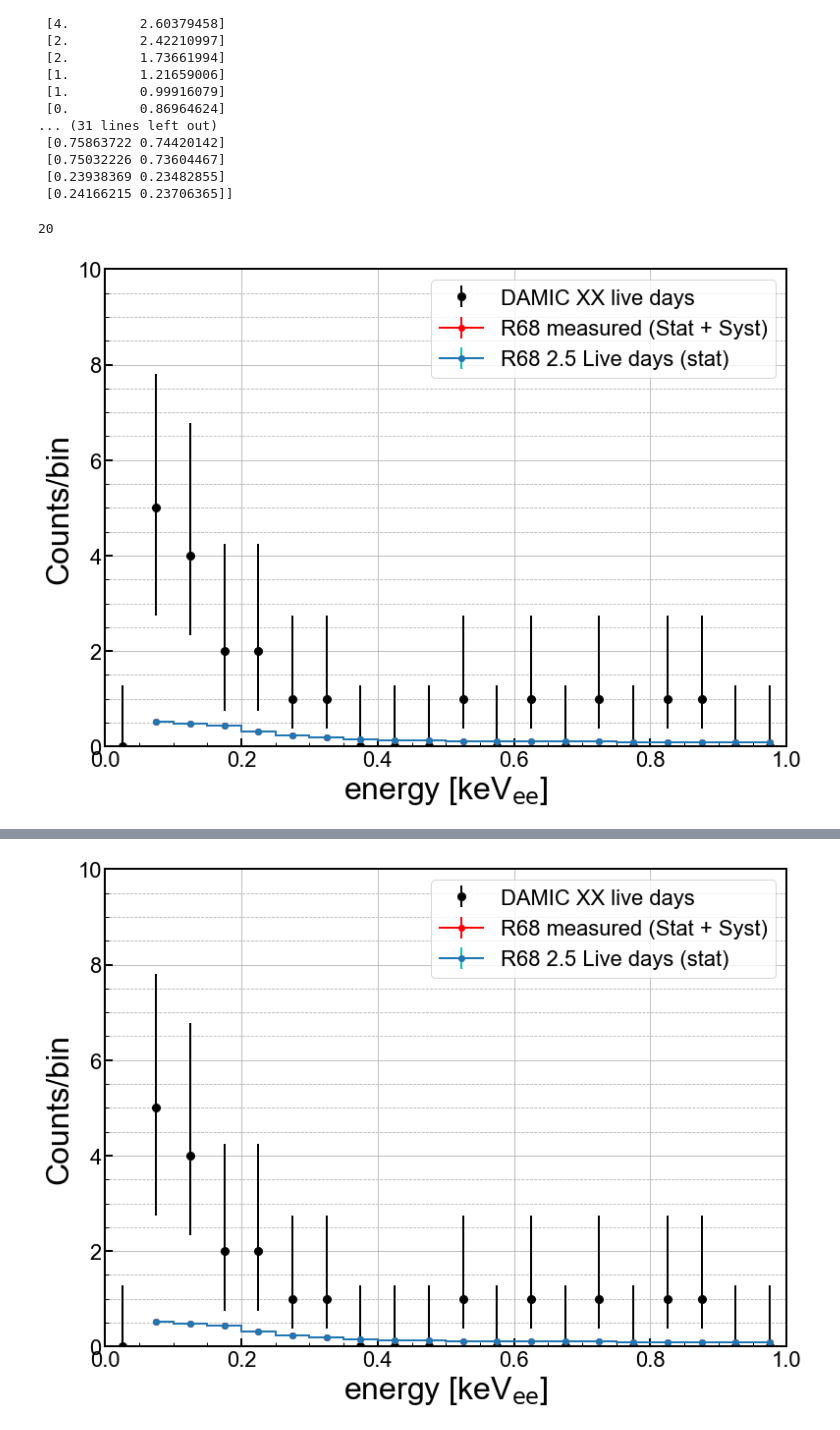
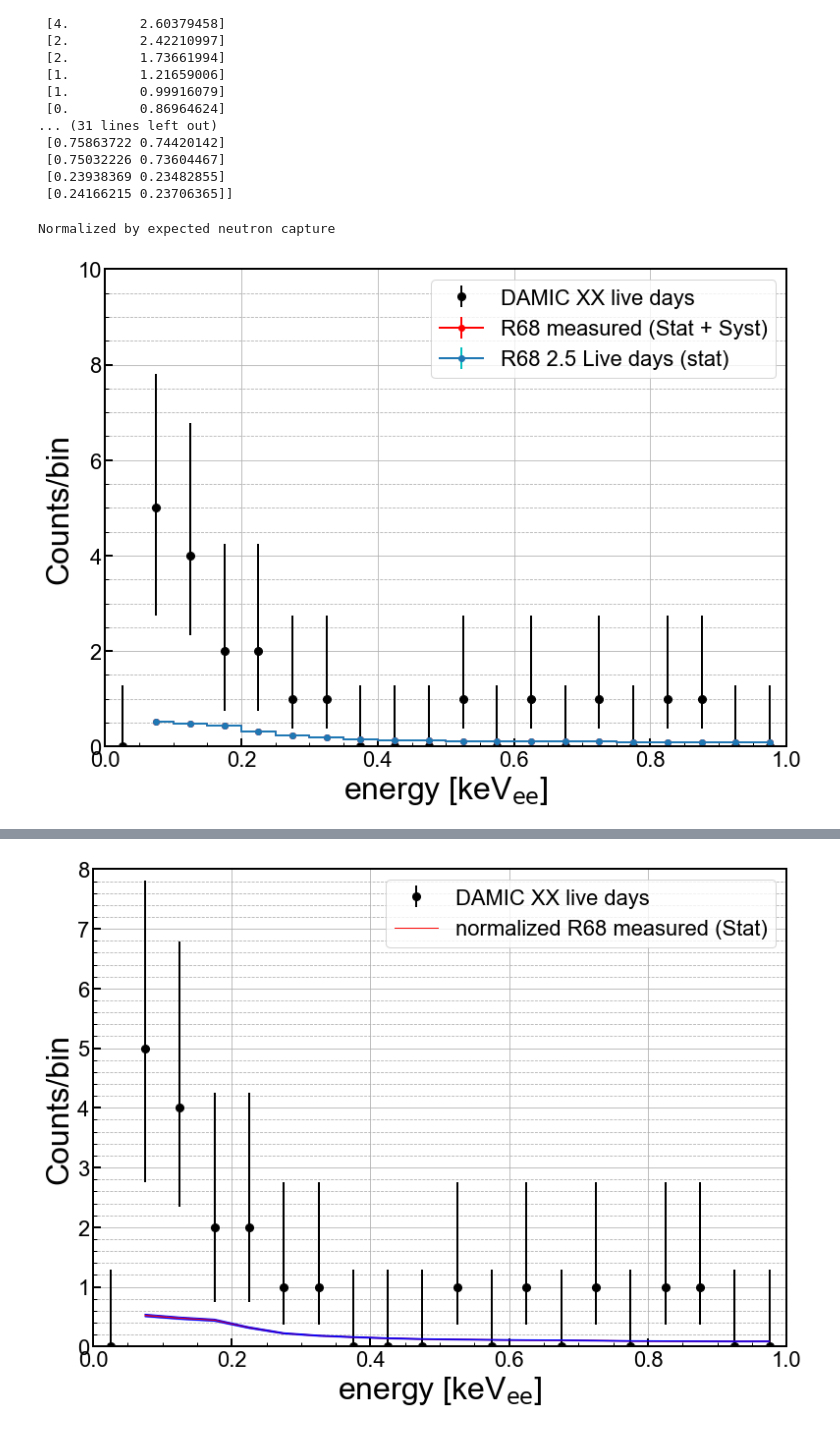
Before and after one commit to villano-lab/thermal-flux_paper2023, a Jupyter notebook: DAMIC/preliminary_plots.ipynb, the cells around one changed output, grey strips where cells are left out. Cells and saved outputs as stored; diff of their text form; code cells hidden in the pictures.

```diff
--- a/DAMIC/preliminary_plots.ipynb
+++ b/DAMIC/preliminary_plots.ipynb
@@ -601,7 +603,7 @@ ymax = 10
 
 blue = '#118DFA'
 
-print(n.sum())
+print("Normalized by expected neutron capture")
 
 
 ax1.set_yscale('linear')
@@ -624,16 +626,24 @@ plt.tight_layout()
 #plt.savefig('paper_figures/hist.pdf')
 plt.show()
 # %% [output]
-20
+Normalized by expected neutron capture
 [figure]
 # %%
 import math
-upFluxStat=4144.9+49.8
-Nr=(upFluxStat*(3.25/2329)*0.844)*(math.exp((-1)*(0.0068918)*(42)))
-scale_factor3 = Nr/np.sum(counts_r_stat[9:])
-upFluxSyst=upFluxStat+105.3
-Nr1=(upFluxSyst*(3.25/2329)*0.844)*(math.exp((-1)*(0.0068918)*(42)))
-scale_factor4 = Nr1/np.sum(counts_r_stat[9:])
+upFluxStat=4144.9+49.8 #statistical uncertainty for neutron flux at snolab
+loFluxStat = 4144.9-49.8
+NrHi=(upFluxStat*(3.25/2329)*0.844)*(math.exp((-1)*(0.0068918)*(42)))
+NrLo=(loFluxStat*(3.25/2329)*0.844)*(math.exp((-1)*(0.0068918)*(42)))
+scale_factor_statHi = NrHi/np.sum(counts_r_stat[9:])
+scale_factor_statLo = NrLo/np.sum(counts_r_stat[9:])
+
+upFluxSyst2=upFluxStat+105.3 #stat+syst uncertainty
+loFluxSyst2 = loFluxStat-105.3
+NrHi2=(upFluxSyst2*(3.25/2329)*0.844)*(math.exp((-1)*(0.0068918)*(42)))
+NrLo2=(loFluxSyst2*(3.25/2329)*0.844)*(math.exp((-1)*(0.0068918)*(42)))
+
+scale_factor_syst2_hi = NrHi2/np.sum(counts_r_syst2[9:])
+scale_factor_syst2_lo = NrLo2/np.sum(counts_r_syst2[9:])
 # %%
 #New scale factor determined by the number of expected captures over int of R68 capture spectra model
 #expected captures formula in the onenote
@@ -664,11 +674,46 @@ ax1 = axes
 damic_histo = ax1.errorbar(xcq,n,yerr=[ntot_minus,ntot_plus], marker='o', markersize=8, \
              ecolor='k',color='k', linestyle='none', label='DAMIC XX live days', linewidth=2)
 
-line_r_syst_adj1=ax1.errorbar(Ebins_ctr1[cthresh1]/1000, scale_factor1*3600*60*r_syst2_1[cthresh1],yerr=(scale_factor4*3600*60*dr_syst2_1[::-1])[:,cthresh1], \
-                         color='r', ecolor='r', marker='o', drawstyle = 'steps-mid', linewidth=2, label='R68 measured (Stat + Syst)')
+#line_r_syst_adj1=ax1.errorbar(Ebins_ctr1[cthresh1]/1000, scale_factor1*3600*60*r_syst2_1[cthresh1],yerr=(scale_factor4*3600*60*dr_syst2_1[::-1])[:,cthresh1], \
+ #                        color='r', ecolor='r', marker='o', drawstyle = 'steps-mid', linewidth=2, label='R68 measured (Stat + Syst)')
 
-line_r_stat_adj1=ax1.errorbar(Ebins_ctr1[cthresh1] / 1000, scale_factor1*3600*60*r_stat1[cthresh1],\
-            ecolor='c', marker='o', yerr=scale_factor3*3600*60*dr_stat1[::-1][:,cthresh1], drawstyle='steps-mid', linewidth=2, label='R68 2.5 Live days (stat)')
+#line_r_syst_adj1 = ax1.errorbar(
+ #   Ebins_ctr1[cthresh1] / 1000,  # X values
+  #  scale_factor1*3600*60*r_syst2_1[cthresh1],  # Y values
+   # yerr=np.sqrt((scale_factor4*3600*60)**2 + (dr_syst2_1[::-1])**2)[:, cthresh1],  # Error bars
+    #color='r',
+#    ecolor='orange',
+ #   marker='o',
+  #  linestyle='-',
+   # drawstyle='steps-mid',
+ #   linewidth=2,
+  #  label='R68 measured (Stat + Syst)'
+#)
+
+
+#line_r_stat_adj1=ax1.errorbar(Ebins_ctr1[cthresh1] / 1000, scale_factor1*3600*60*r_stat1[cthresh1],\
+ #           ecolor='c', marker='o', yerr=scale_factor3*3600*60+dr_stat1[::-1][:,cthresh1], drawstyle='steps-mid', linewidth=2, label='R68 2.5 Live days (stat)')
+
+
+print(r_stat)
+print("E")
+print(Ebins_ctr1)
+
+hiLineStat=ax1.errorbar(Ebins_ctr1[cthresh1]/1000, scale_factor_statHi*3600*60*r_stat1[cthresh1],
+                        color='r', ecolor='r', fmt='-', linewidth=1, label='normalized R68 measured (Stat)')
+loLineStat=ax1.errorbar(Ebins_ctr1[cthresh1]/1000, scale_factor_statLo*3600*60*r_stat1[cthresh1],
+                        color='r', ecolor='r', fmt='-', linewidth=1)
+
+hiLineSyst2=ax1.errorbar(Ebins_ctr1[cthresh1]/1000, scale_factor_syst2_hi*3600*60*r_syst2_1[cthresh1],
+                          color='blue', ecolor='blue', fmt='-', linewidth=1)
+loLineSyst2=ax1.errorbar(Ebins_ctr1[cthresh1]/1000, scale_factor_syst2_lo*3600*60*r_syst2_1[cthresh1],
+                          color='blue', ecolor='blue', fmt='-', linewidth=1)
+
+ax1.fill_between(Ebins_ctr1[cthresh1]/1000, scale_factor_statHi*3600*60*r_stat1[cthresh1],
+                 scale_factor_statLo*3600*60*r_stat1[cthresh1], color='r', alpha=0.3)
+
+ax1.fill_between(Ebins_ctr1[cthresh1]/1000, scale_factor_syst2_hi*3600*60*r_syst2_1[cthresh1],
+                 scale_factor_syst2_lo*3600*60*r_syst2_1[cthresh1], color='blue', alpha=0.3)
 
 
 
@@ -686,7 +731,7 @@ print(n.sum())
 ax1.set_yscale('linear')
 #ax1.set_yscale('log')
 ax1.set_xlim(0.0, 1)
-ax1.set_ylim(ymin,ymax)
+ax1.set_ylim(ymin,8)
 ax1.set_xlabel(r'energy [keV$_{\mathrm{ee}}$]')
 ax1.set_ylabel('Counts/bin')
 ax1.grid(True)
@@ -701,5 +746,6 @@ for axis in ['top','bottom','left','right']:
 plt.tight_layout()
 #plt.savefig('paper_figures/hist.eps')
 #plt.savefig('paper_figures/hist.pdf')
+
 plt.show()
 # %% [output]
@@ -706,2 +768,2 @@ plt.show()
 20
-[figure, old version]
+[figure, new version]
```
Also changed, not shown: parts of 4 cells of this notebook, 1 other file.
